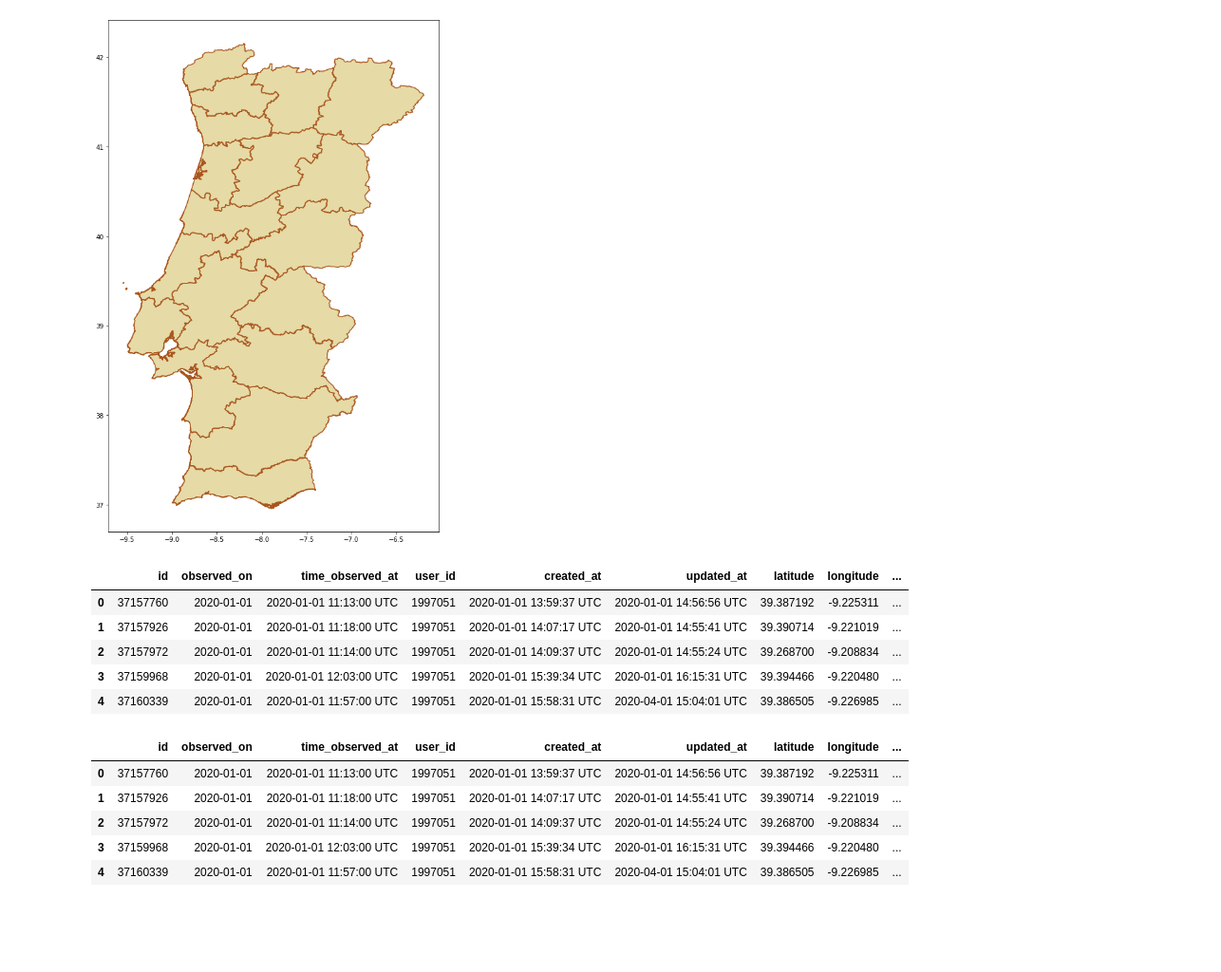
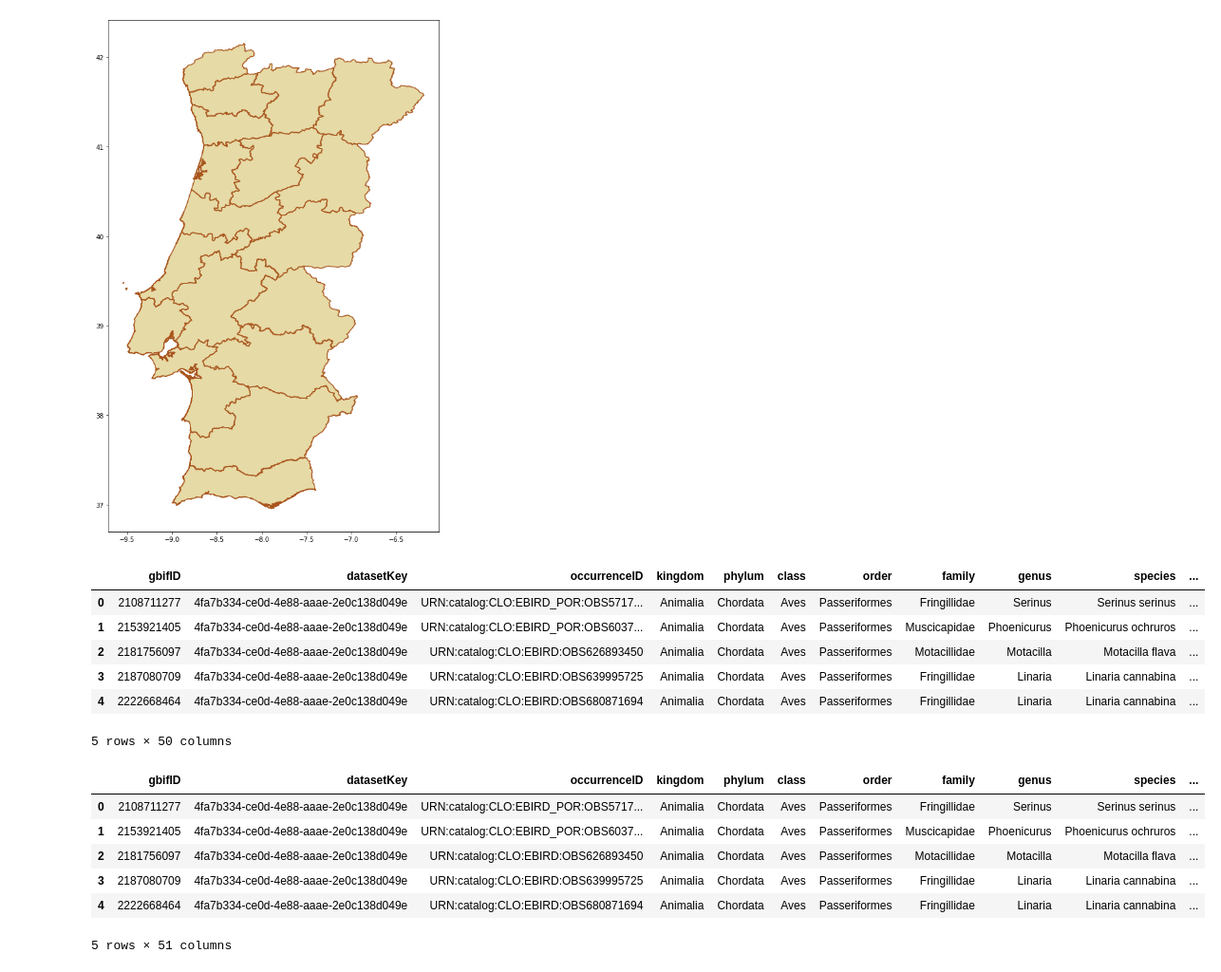
Before and after one commit to joaoalvescm/DataScience-CitizenScience, a Jupyter notebook: Data & Code/TesteGeoPandas.ipynb, the cells around one changed output. Shown: that part at 95% size. Saved outputs shown, nothing was run; the diff lists cells and outputs as text; code cells hidden in the pictures; blank space fills up the shorter version.

```diff
--- a/Data & Code/TesteGeoPandas.ipynb
+++ b/Data & Code/TesteGeoPandas.ipynb
@@ -17,32 +17,34 @@ portugal.boundary.plot(ax = ax, color = 'xkcd:sienna')
 <matplotlib.axes._subplots.AxesSubplot at 0x...>
 [figure]
 # %%
-df = pd.read_csv('aves2020.csv')
+df = pd.read_csv('aves2018-GBIF.csv', sep='\t')
 crs = {'init': 'epsg:4326'}
-df = df[df.place_state_name != 'Madeira']
-df = df[df.place_state_name != 'Azores']
+#df = df[df.place_state_name != 'Madeira']
+#df = df[df.place_state_name != 'Azores']
 df.head()
 # %% [output]
-|  | id | observed_on | time_observed_at | user_id | created_at | updated_at | latitude | longitude | ... |
-| 0 | 37157760 | 2020-01-01 | 2020-01-01 11:13:00 UTC | 1997051 | 2020-01-01 13:59:37 UTC | 2020-01-01 14:56:56 UTC | 39.387192 | -9.225311 | ... |
-| 1 | 37157926 | 2020-01-01 | 2020-01-01 11:18:00 UTC | 1997051 | 2020-01-01 14:07:17 UTC | 2020-01-01 14:55:41 UTC | 39.390714 | -9.221019 | ... |
-| 2 | 37157972 | 2020-01-01 | 2020-01-01 11:14:00 UTC | 1997051 | 2020-01-01 14:09:37 UTC | 2020-01-01 14:55:24 UTC | 39.268700 | -9.208834 | ... |
-| 3 | 37159968 | 2020-01-01 | 2020-01-01 12:03:00 UTC | 1997051 | 2020-01-01 15:39:34 UTC | 2020-01-01 16:15:31 UTC | 39.394466 | -9.220480 | ... |
-| 4 | 37160339 | 2020-01-01 | 2020-01-01 11:57:00 UTC | 1997051 | 2020-01-01 15:58:31 UTC | 2020-04-01 15:04:01 UTC | 39.386505 | -9.226985 | ... |
+|  | gbifID | datasetKey | occurrenceID | kingdom | phylum | class | order | family | genus | species | ... |
+| 0 | 2108711277 | 4fa7b334-ce0d-4e88-aaae-2e0c138d049e | URN:catalog:CLO:EBIRD_POR:OBS5717... | Animalia | Chordata | Aves | Passeriformes | Fringillidae | Serinus | Serinus serinus | ... |
+| 1 | 2153921405 | 4fa7b334-ce0d-4e88-aaae-2e0c138d049e | URN:catalog:CLO:EBIRD_POR:OBS6037... | Animalia | Chordata | Aves | Passeriformes | Muscicapidae | Phoenicurus | Phoenicurus ochruros | ... |
+| 2 | 2181756097 | 4fa7b334-ce0d-4e88-aaae-2e0c138d049e | URN:catalog:CLO:EBIRD:OBS626893450 | Animalia | Chordata | Aves | Passeriformes | Motacillidae | Motacilla | Motacilla flava | ... |
+| 3 | 2187080709 | 4fa7b334-ce0d-4e88-aaae-2e0c138d049e | URN:catalog:CLO:EBIRD:OBS639995725 | Animalia | Chordata | Aves | Passeriformes | Fringillidae | Linaria | Linaria cannabina | ... |
+| 4 | 2222668464 | 4fa7b334-ce0d-4e88-aaae-2e0c138d049e | URN:catalog:CLO:EBIRD:OBS680871694 | Animalia | Chordata | Aves | Passeriformes | Fringillidae | Linaria | Linaria cannabina | ... |
+5 rows × 50 columns
 # %%
-geometry = [Point(xy) for xy in zip(df["longitude"], df["latitude"])]
+geometry = [Point(xy) for xy in zip(df["decimalLongitude"], df["decimalLatitude"])]
 geo_df = gpd.GeoDataFrame(df,
                         crs = crs,
                         geometry = geometry)
 
 geo_df.head()
 # %% [output]
-|  | id | observed_on | time_observed_at | user_id | created_at | updated_at | latitude | longitude | ... |
-| 0 | 37157760 | 2020-01-01 | 2020-01-01 11:13:00 UTC | 1997051 | 2020-01-01 13:59:37 UTC | 2020-01-01 14:56:56 UTC | 39.387192 | -9.225311 | ... |
-| 1 | 37157926 | 2020-01-01 | 2020-01-01 11:18:00 UTC | 1997051 | 2020-01-01 14:07:17 UTC | 2020-01-01 14:55:41 UTC | 39.390714 | -9.221019 | ... |
-| 2 | 37157972 | 2020-01-01 | 2020-01-01 11:14:00 UTC | 1997051 | 2020-01-01 14:09:37 UTC | 2020-01-01 14:55:24 UTC | 39.268700 | -9.208834 | ... |
-| 3 | 37159968 | 2020-01-01 | 2020-01-01 12:03:00 UTC | 1997051 | 2020-01-01 15:39:34 UTC | 2020-01-01 16:15:31 UTC | 39.394466 | -9.220480 | ... |
-| 4 | 37160339 | 2020-01-01 | 2020-01-01 11:57:00 UTC | 1997051 | 2020-01-01 15:58:31 UTC | 2020-04-01 15:04:01 UTC | 39.386505 | -9.226985 | ... |
+|  | gbifID | datasetKey | occurrenceID | kingdom | phylum | class | order | family | genus | species | ... |
+| 0 | 2108711277 | 4fa7b334-ce0d-4e88-aaae-2e0c138d049e | URN:catalog:CLO:EBIRD_POR:OBS5717... | Animalia | Chordata | Aves | Passeriformes | Fringillidae | Serinus | Serinus serinus | ... |
+| 1 | 2153921405 | 4fa7b334-ce0d-4e88-aaae-2e0c138d049e | URN:catalog:CLO:EBIRD_POR:OBS6037... | Animalia | Chordata | Aves | Passeriformes | Muscicapidae | Phoenicurus | Phoenicurus ochruros | ... |
+| 2 | 2181756097 | 4fa7b334-ce0d-4e88-aaae-2e0c138d049e | URN:catalog:CLO:EBIRD:OBS626893450 | Animalia | Chordata | Aves | Passeriformes | Motacillidae | Motacilla | Motacilla flava | ... |
+| 3 | 2187080709 | 4fa7b334-ce0d-4e88-aaae-2e0c138d049e | URN:catalog:CLO:EBIRD:OBS639995725 | Animalia | Chordata | Aves | Passeriformes | Fringillidae | Linaria | Linaria cannabina | ... |
+| 4 | 2222668464 | 4fa7b334-ce0d-4e88-aaae-2e0c138d049e | URN:catalog:CLO:EBIRD:OBS680871694 | Animalia | Chordata | Aves | Passeriformes | Fringillidae | Linaria | Linaria cannabina | ... |
+5 rows × 51 columns
 # %%
 fig,ax = plt.subplots(figsize = (20,20))
 
```
Also changed, not shown: parts of 1 cell of this notebook, 33 other files.
